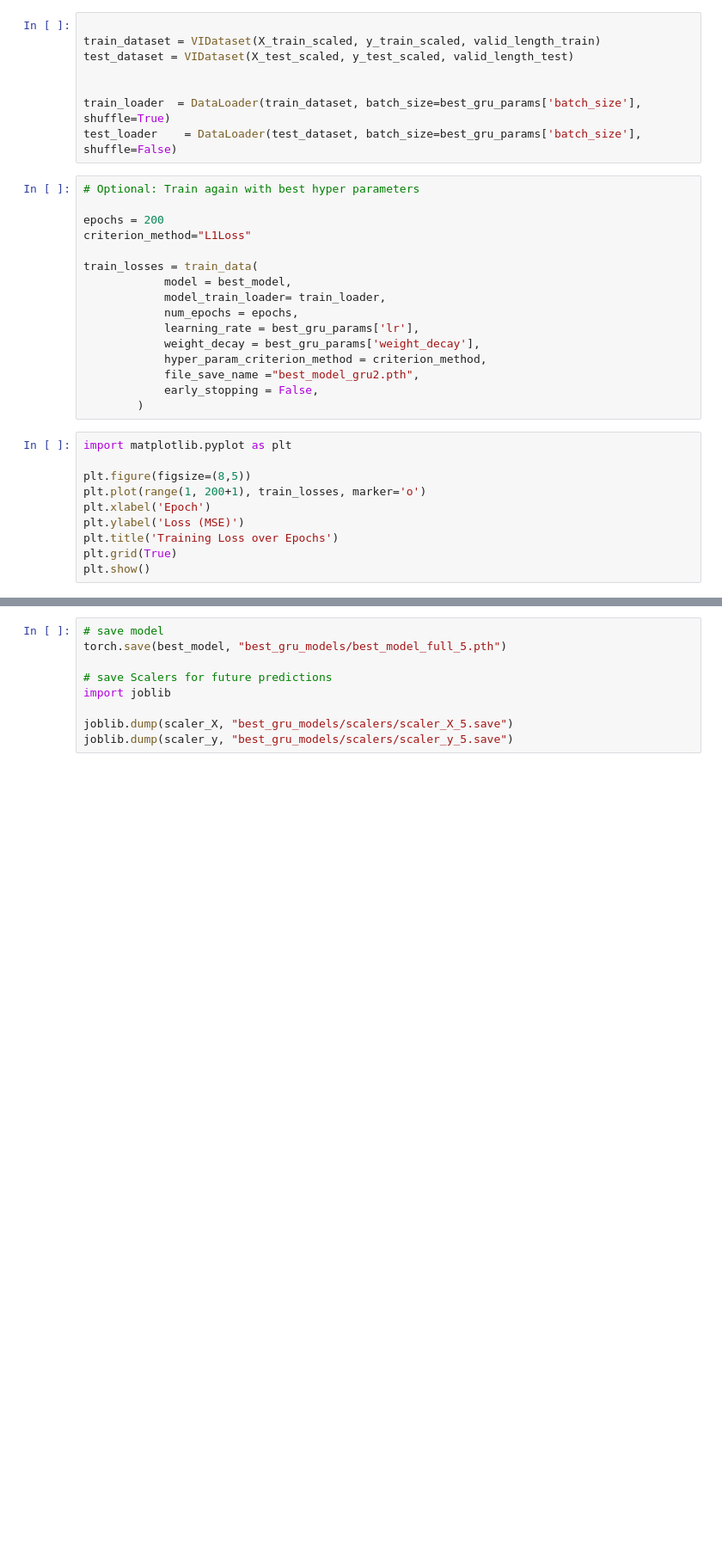
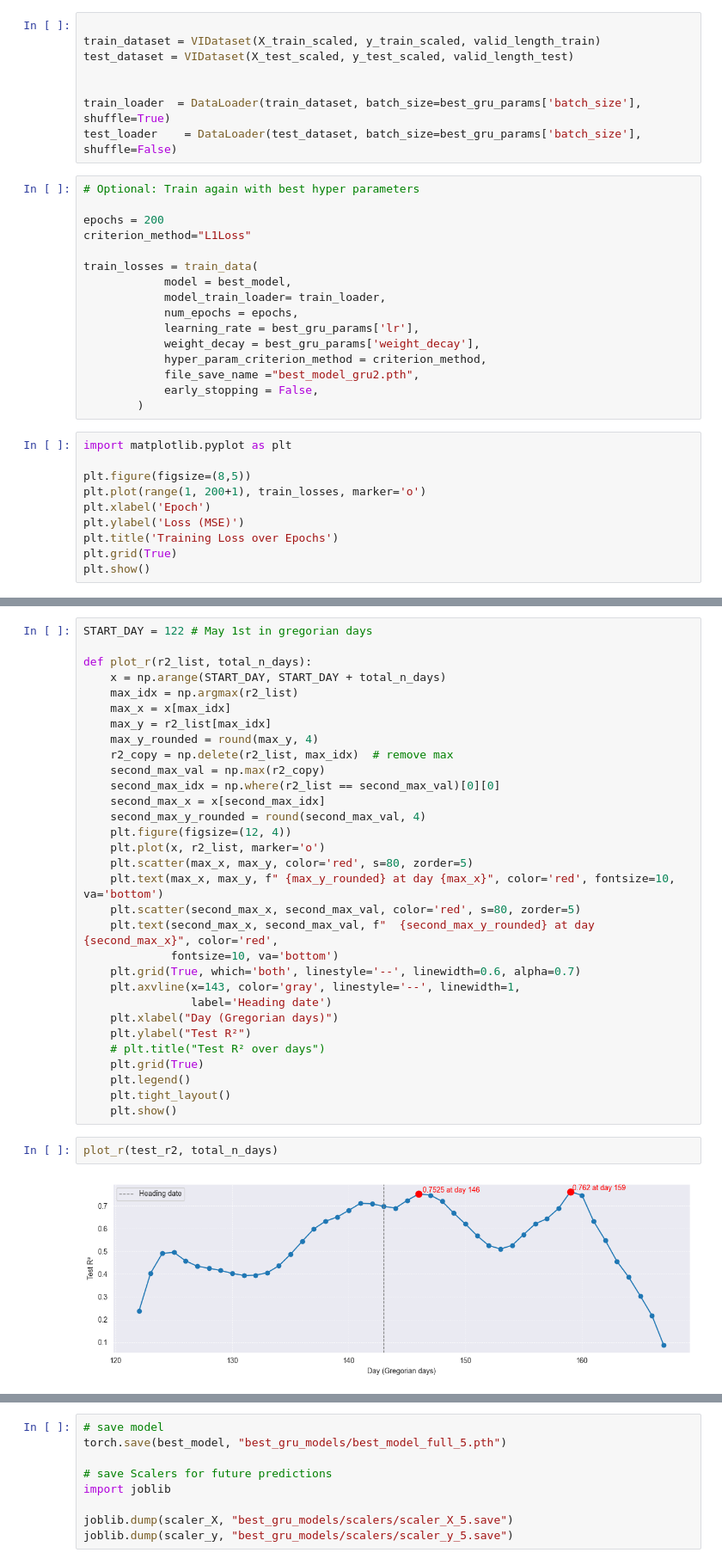
Before and after one commit to lochanamalt/IoT-data-yield-prediction, a Jupyter notebook: gru-pytorch-progressing_window_dataset_v3_only_vis.ipynb, the cells around one changed output, grey strips where cells are left out. Shown at 86% size. Drawn from its saved outputs; the diff is of its cells as text; blank space fills up the shorter version.

Commit message:
added lstm model code, added new graphs

```diff
--- a/gru-pytorch-progressing_window_dataset_v3_only_vis.ipynb
+++ b/gru-pytorch-progressing_window_dataset_v3_only_vis.ipynb
@@ -413,3 +499,38 @@ print(np.min(test_mse))
+# %%
+START_DAY = 122 # May 1st in gregorian days
+
+def plot_r(r2_list, total_n_days):
+    x = np.arange(START_DAY, START_DAY + total_n_days)
+    max_idx = np.argmax(r2_list)
+    max_x = x[max_idx]
+    max_y = r2_list[max_idx]
+    max_y_rounded = round(max_y, 4)
+    r2_copy = np.delete(r2_list, max_idx)  # remove max
+    second_max_val = np.max(r2_copy)
+    second_max_idx = np.where(r2_list == second_max_val)[0][0]
+    second_max_x = x[second_max_idx]
+    second_max_y_rounded = round(second_max_val, 4)
+    plt.figure(figsize=(12, 4))
+    plt.plot(x, r2_list, marker='o')
+    plt.scatter(max_x, max_y, color='red', s=80, zorder=5)
+    plt.text(max_x, max_y, f" {max_y_rounded} at day {max_x}", color='red', fontsize=10, va='bottom')
+    plt.scatter(second_max_x, second_max_val, color='red', s=80, zorder=5)
+    plt.text(second_max_x, second_max_val, f"  {second_max_y_rounded} at day {second_max_x}", color='red',
+             fontsize=10, va='bottom')
+    plt.grid(True, which='both', linestyle='--', linewidth=0.6, alpha=0.7)
+    plt.axvline(x=143, color='gray', linestyle='--', linewidth=1,
+                label='Heading date')
+    plt.xlabel("Day (Gregorian days)")
+    plt.ylabel("Test R²")
+    # plt.title("Test R² over days")
+    plt.grid(True)
+    plt.legend()
+    plt.tight_layout()
+    plt.show()
+# %%
+plot_r(test_r2, total_n_days)
+# %% [output]
+[figure, added]
 # %%
 from plots import plot_r2, plot_mse
 
```
Also changed, not shown: parts of 16 cells of this notebook, 7 other files.
